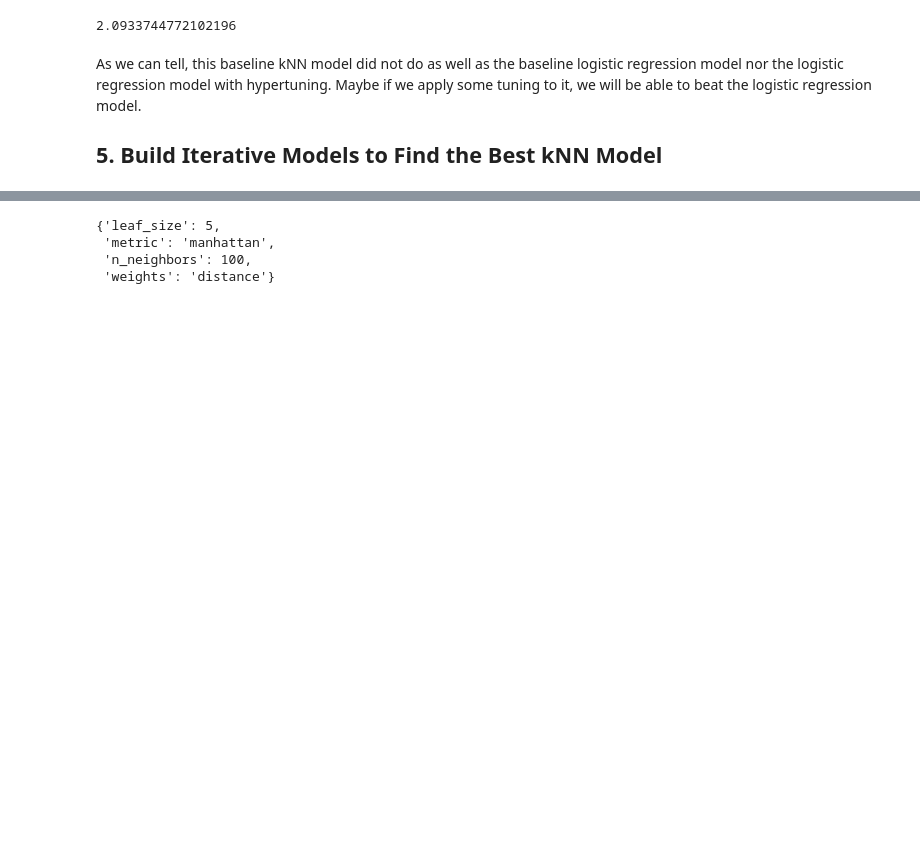
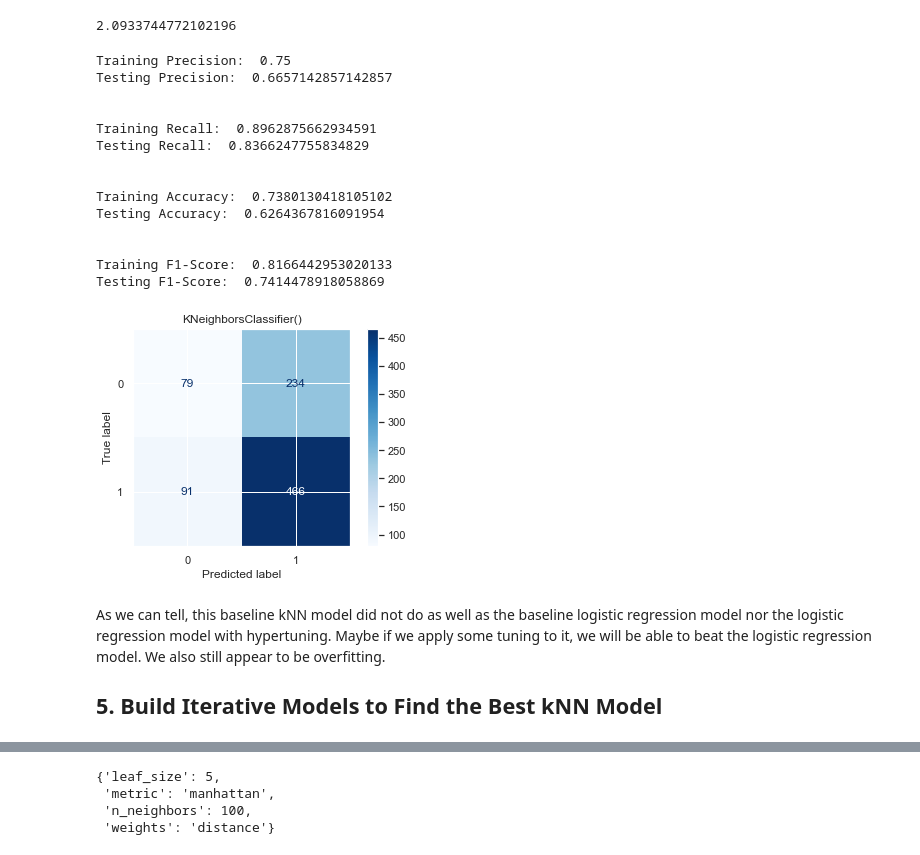
Before and after one commit to kevgross89/Phase-3-Project, a Jupyter notebook: Phase 3 NFL Project.ipynb, the cells around one changed output, grey strips where cells are left out. Drawn from its saved outputs; the diff is of its cells as text; code cells hidden in the pictures; blank space fills up the shorter version.

```diff
--- a/Phase 3 NFL Project.ipynb
+++ b/Phase 3 NFL Project.ipynb
@@ -665,8 +749,26 @@ knn_baseline_log_loss = knn_baseline_log_loss.mean() * -1
 knn_baseline_log_loss
 # %% [output]
 2.0933744772102196
+# %%
+print_metrics(knn_baseline_model, X_train_scaled, y_train, X_test_scaled, y_test)
+# %% [output]
+Training Precision:  0.75
+Testing Precision:  0.6657142857142857
+
+
+Training Recall:  0.8962875662934591
+Testing Recall:  0.8366247755834829
+
+
+Training Accuracy:  0.7380130418105102
+Testing Accuracy:  0.6264367816091954
+
+
+Training F1-Score:  0.8166442953020133
+Testing F1-Score:  0.7414478918058869
+[figure, added]
 # %% [markdown]
-As we can tell, this baseline kNN model did not do as well as the baseline logistic regression model nor the logistic regression model with hypertuning. Maybe if we apply some tuning to it, we will be able to beat the logistic regression model.
+As we can tell, this baseline kNN model did not do as well as the baseline logistic regression model nor the logistic regression model with hypertuning. Maybe if we apply some tuning to it, we will be able to beat the logistic regression model. We also still appear to be overfitting.
 
 ## 5. Build Iterative Models to Find the Best kNN Model
 # %%
```
Also changed, not shown: parts of 74 cells of this notebook.
